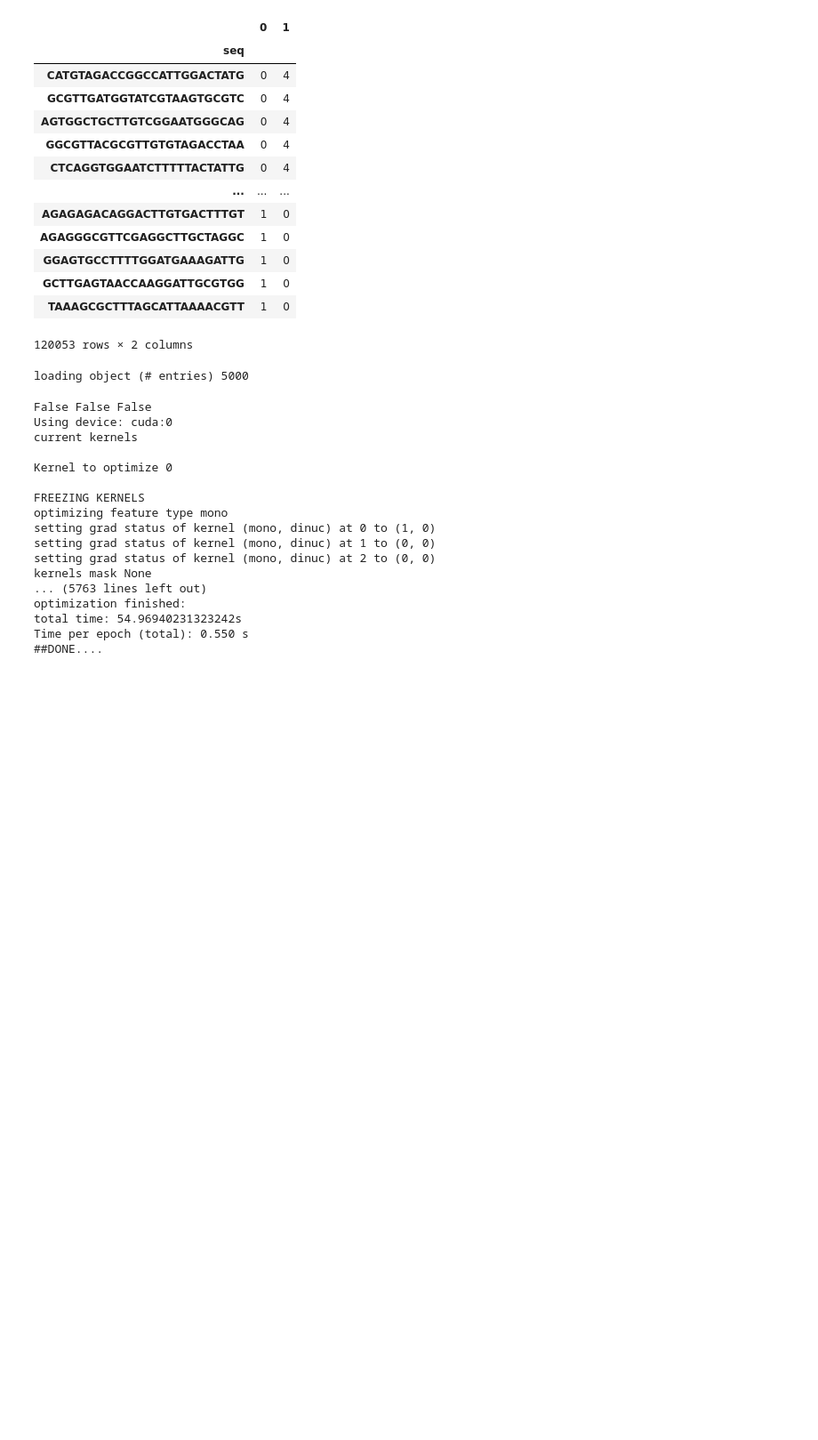
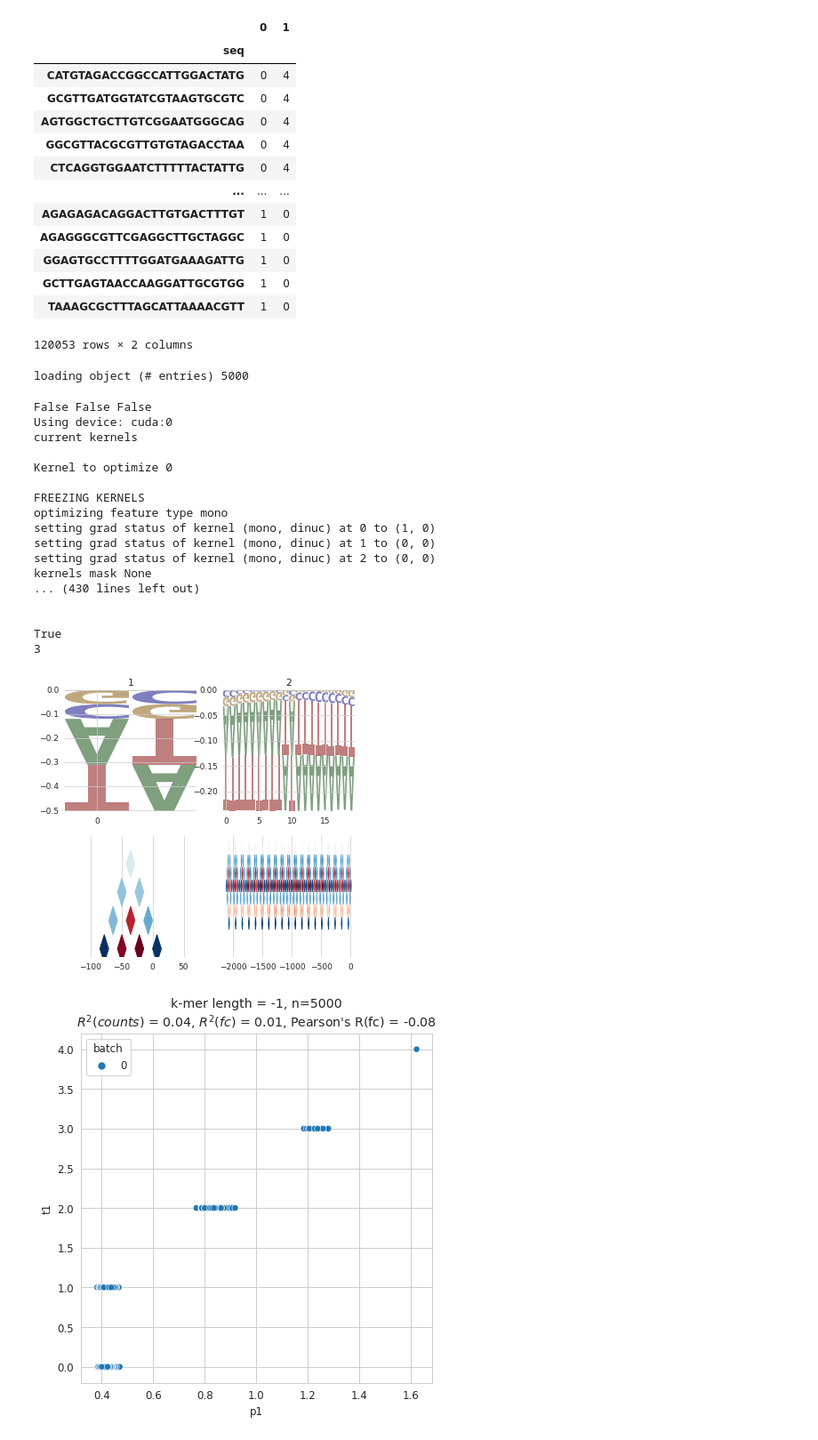
Before and after one commit to theislab/mubind, a Jupyter notebook: notebooks/batch/01_CTCF_two_batches.ipynb, the cells around one changed output. Shown at 89% size. Drawn from its saved outputs; the diff is of its cells as text; code cells hidden in the pictures; blank space fills up the shorter version.

```diff
--- a/notebooks/batch/01_CTCF_two_batches.ipynb
+++ b/notebooks/batch/01_CTCF_two_batches.ipynb
@@ -142,42 +145,47 @@ for optimize_exp_barrier, optimize_kernel_rel, optimize_sym_weight in list(itert
                                                 stop_at_kernel=None) #  seed=seed) # seeds.index[0]) #
     print('##DONE....\n\n')
     # print('total time: %.3f s' % ((time.time() - t0)))
     # # res = []
     # # model_by_k = {}
     #
     # counts = mb.tl.predict(model, train)
     # print(counts)
     #
-    # mb.pl.set_rcParams({'figure.figsize': [10, 6], 'figure.dpi': 65})
-    # mb.pl.conv(model)
+    mb.pl.set_rcParams({'figure.figsize': [10, 6], 'figure.dpi': 65})
+    mb.pl.conv(model)
     #
     # mb.tl.scores(model, train, by='batch')
-    # mb.pl.set_rcParams({'figure.figsize': [6, 6], 'figure.dpi': 85})
-    # mb.pl.kmer_enrichment(model, train, log_scale=False, style='scatter', ylab='t1', xlab='p1')
+    mb.pl.set_rcParams({'figure.figsize': [6, 6], 'figure.dpi': 85})
+    mb.pl.kmer_enrichment(model, train, log_scale=False, style='scatter', ylab='t1', xlab='p1')
     # mb.pl.activities(model)
     #
     # mb.pl.set_rcParams({'figure.figsize': [8, 4], 'figure.dpi': 85})
     # mb.pl.loss(model)
 
     models.append([model, best_loss])
+    break
+
+    # break
 # %% [output]
 False False False
 Using device: cuda:0
 current kernels
 
 Kernel to optimize 0
 
 FREEZING KERNELS
 optimizing feature type mono
 setting grad status of kernel (mono, dinuc) at 0 to (1, 0)
 setting grad status of kernel (mono, dinuc) at 1 to (0, 0)
 setting grad status of kernel (mono, dinuc) at 2 to (0, 0)
 kernels mask None
-... (5763 lines left out)
-optimization finished:
-total time: 54.96940231323242s
-Time per epoch (total): 0.550 s
-##DONE....
+... (430 lines left out)
+
+
+True
+3
+[figure, added]
+[figure, added]
 # %%
 for m, best_loss in models:
     print(m.optimize_exp_barrier, m.optimize_kernel_rel, m.optimize_sym_weight, m.r2_final, m.total_time)
```
Also changed, not shown: parts of 6 cells of this notebook, 6 other files.
